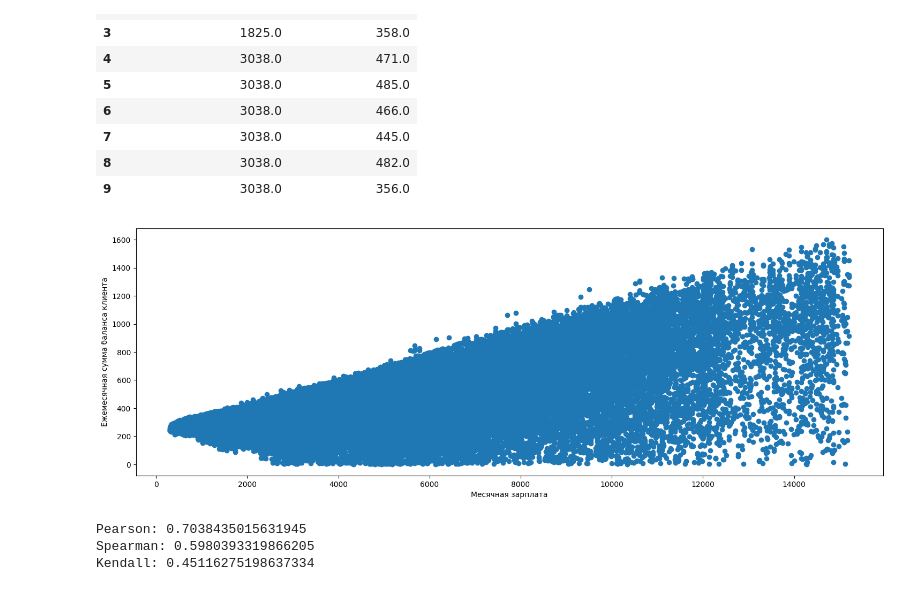
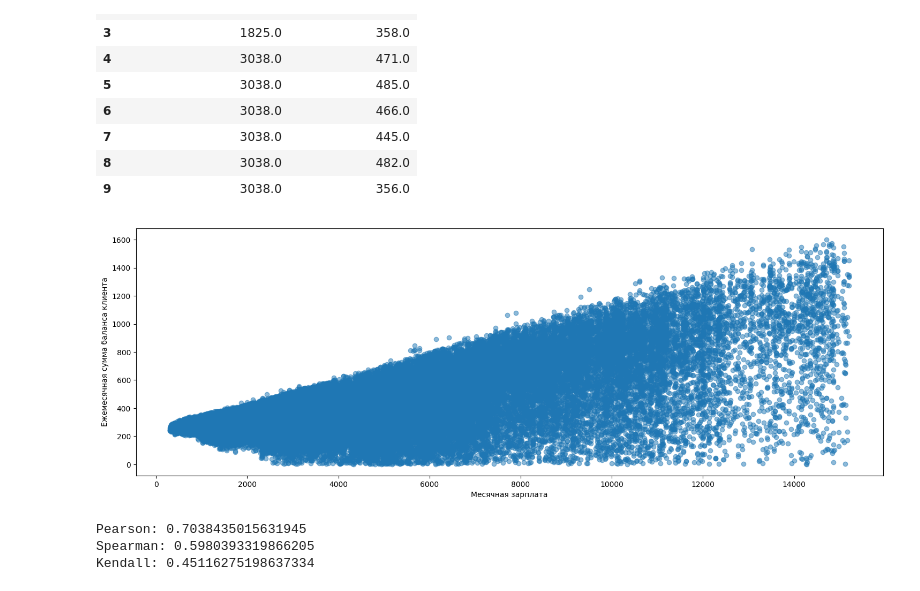
Before and after one commit to Ghukii/TMP-4sem-, a Jupyter notebook: Задание_6/Задание_6_13.ipynb, the cells around one changed output. Saved outputs shown, nothing was run; the diff lists cells and outputs as text; code cells hidden in the pictures.

```diff
--- a/Задание_6/Задание_6_13.ipynb
+++ b/Задание_6/Задание_6_13.ipynb
@@ -502,4 +505,7 @@ df[['Type_of_Loan']].head()
 | 2 | Auto Loan, Credit-Builder Loan, P... |
 | 3 | Auto Loan, Credit-Builder Loan, P... |
 | 4 | Auto Loan, Credit-Builder Loan, P... |
+# %%
+df['Type_of_Loan'] = df['Type_of_Loan'].astype('category')
+ToL = df['Type_of_Loan'].cat.codes
 # %%
@@ -525,2 +516,0 @@ df['Type_of_Loan'].unique().tolist()
-# %%
-df['Type_of_Loan_split'] = df['Type_of_Loan'].str.replace(', and ', ', ').str.split(', ')
@@ -948,12 +822,12 @@ tmp.head(10)
 | 9 | 3038.0 | 356.0 |
 # %%
 plt.figure(figsize=(18, 6))
-plt.scatter(tmp['Monthly_Inhand_Salary'], tmp['Monthly_Balance'])
+plt.scatter(tmp['Monthly_Inhand_Salary'], tmp['Monthly_Balance'], alpha=0.5)
 plt.xlabel('Месячная зарплата')
 plt.ylabel('Ежемесячная сумма баланса клиента')
 plt.show()
 # %% [output]
-[figure, old version]
+[figure, new version]
 # %%
 def pearson_corr(x, y):
     return np.corrcoef(x, y)[0, 1]
```
Also changed, not shown: parts of 32 cells of this notebook.
